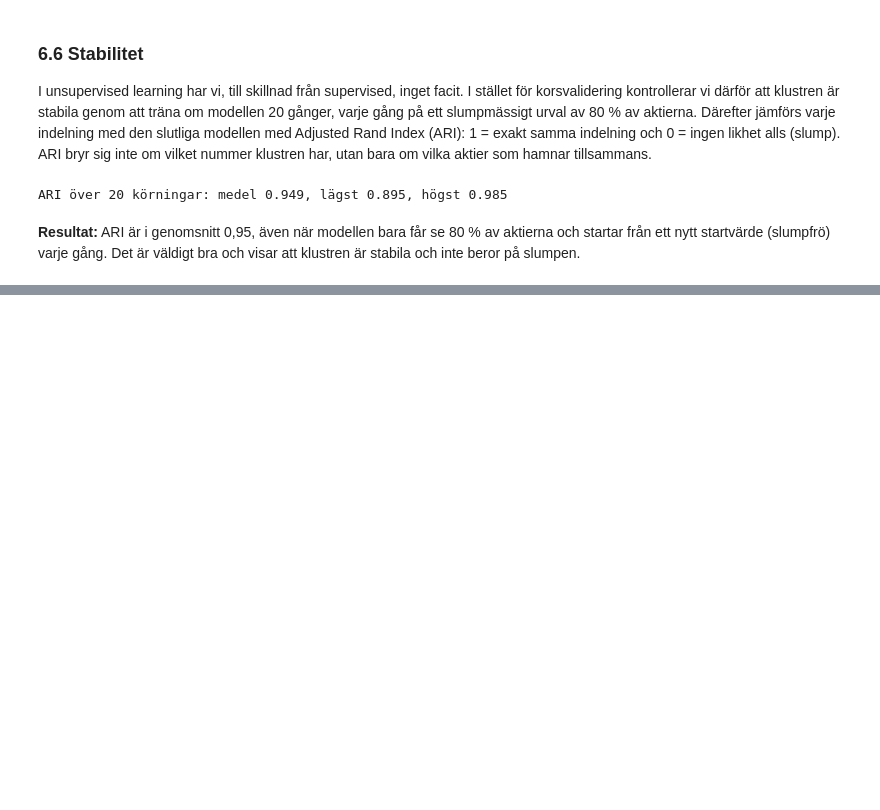
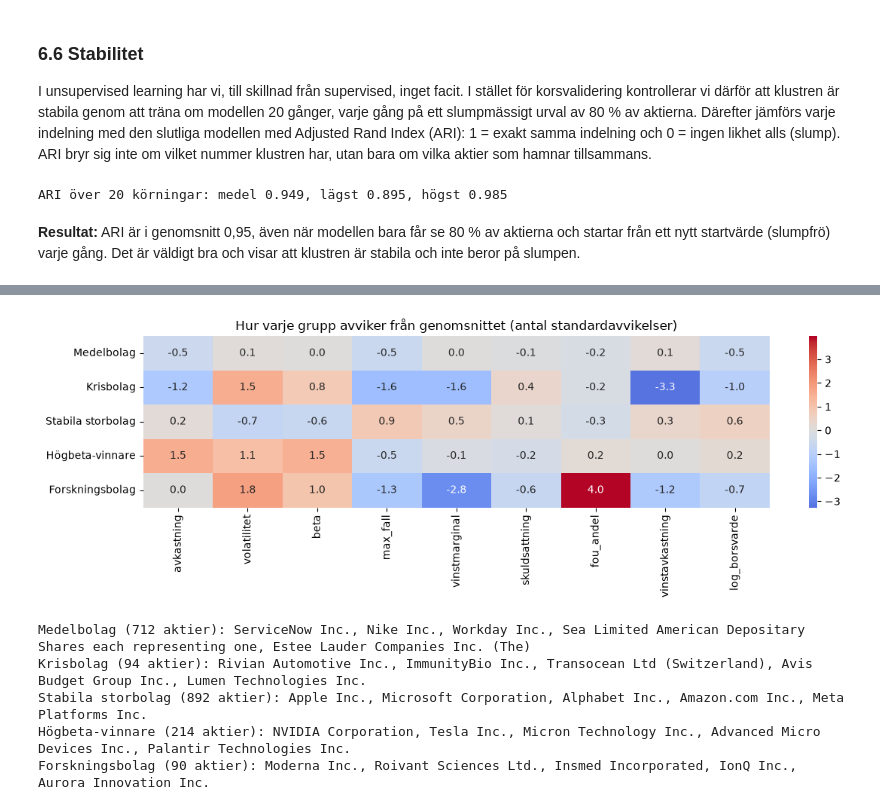
Before and after one commit to peter868686/Aktieklustring, a Jupyter notebook: notebooks/analys.ipynb, the cells around one changed output, grey strips where cells are left out. Saved outputs shown, nothing was run; the diff lists cells and outputs as text; code cells hidden in the pictures; blank space fills up the shorter version.

Commit message:
Tolkning av kluster

```diff
--- a/notebooks/analys.ipynb
+++ b/notebooks/analys.ipynb
@@ -900,0 +905,29 @@ ARI över 20 körningar: medel 0.949, lägst 0.895, högst 0.985
+# %%
+# Namn på klustren, utifrån profiltabellen i 6.5
+cluster_names = {0: "Medelbolag", 1: "Krisbolag", 2: "Stabila storbolag",
+                 3: "Högbeta-vinnare", 4: "Forskningsbolag"}
+df["klustertyp"] = df["kluster"].map(cluster_names)
+
+# Heatmap: hur avviker varje grupp från genomsnittet? (skalade värden, 0 = genomsnittet)
+profile_z = X_scaled.groupby(df["kluster"]).mean()
+profile_z.index = profile_z.index.map(cluster_names)
+plt.figure(figsize=(12, 4))
+sns.heatmap(profile_z, annot=True, fmt=".1f", cmap="coolwarm", center=0)
+plt.title("Hur varje grupp avviker från genomsnittet (antal standardavvikelser)")
+plt.ylabel("")
+plt.tight_layout()
+plt.show()
+
+# Exempel: de fem största bolagen (efter börsvärde) i varje grupp
+short_name = df["name"].str.split(" Common| Class| Ordinary").str[0]
+for k, name in cluster_names.items():
+    in_group = df["kluster"] == k
+    top5 = short_name[in_group][df.loc[in_group, "marketCap"].nlargest(5).index]
+    print(f"{name} ({in_group.sum()} aktier): {', '.join(top5)}")
+# %% [output]
+[figure, added]
+Medelbolag (712 aktier): ServiceNow Inc., Nike Inc., Workday Inc., Sea Limited American Depositary Shares each representing one, Estee Lauder Companies Inc. (The)
+Krisbolag (94 aktier): Rivian Automotive Inc., ImmunityBio Inc., Transocean Ltd (Switzerland), Avis Budget Group Inc., Lumen Technologies Inc.
+Stabila storbolag (892 aktier): Apple Inc., Microsoft Corporation, Alphabet Inc., Amazon.com Inc., Meta Platforms Inc.
+Högbeta-vinnare (214 aktier): NVIDIA Corporation, Tesla Inc., Micron Technology Inc., Advanced Micro Devices Inc., Palantir Technologies Inc.
+Forskningsbolag (90 aktier): Moderna Inc., Roivant Sciences Ltd., Insmed Incorporated, IonQ Inc., Aurora Innovation Inc.
```
Also changed, not shown: parts of 3 cells of this notebook.
